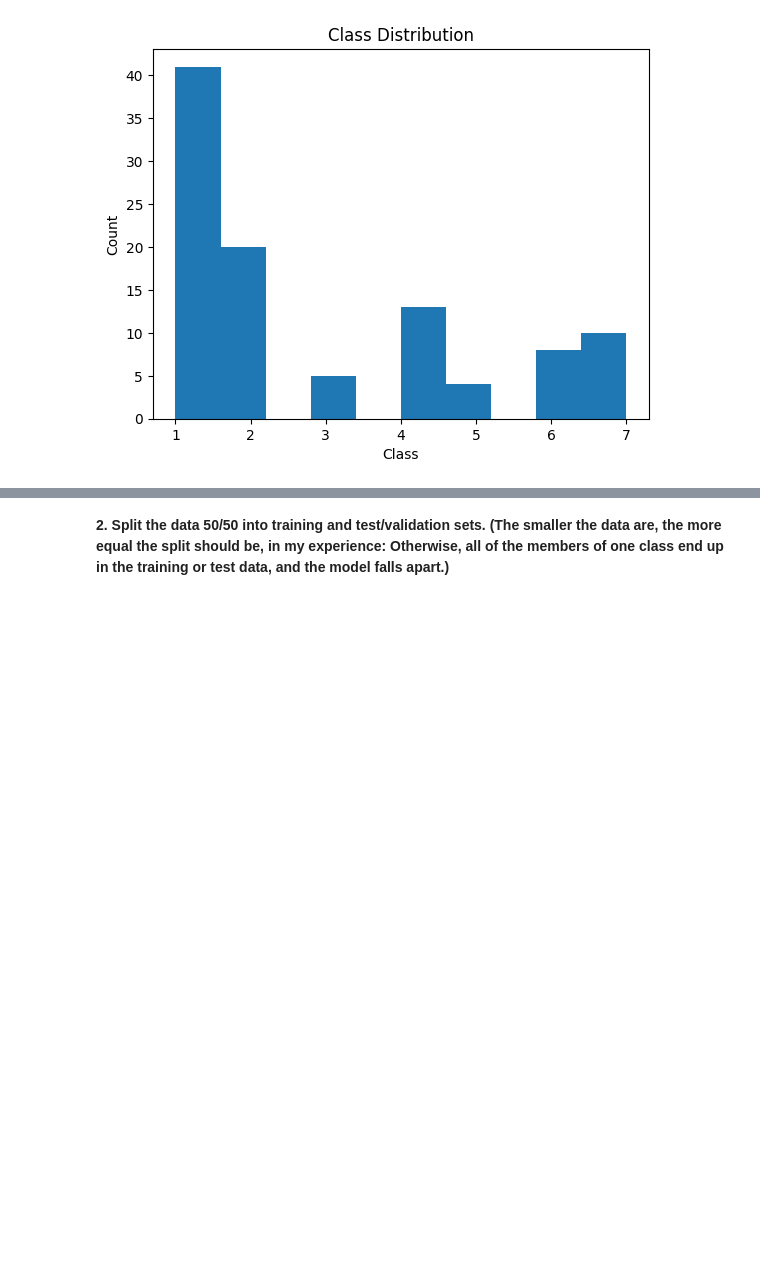
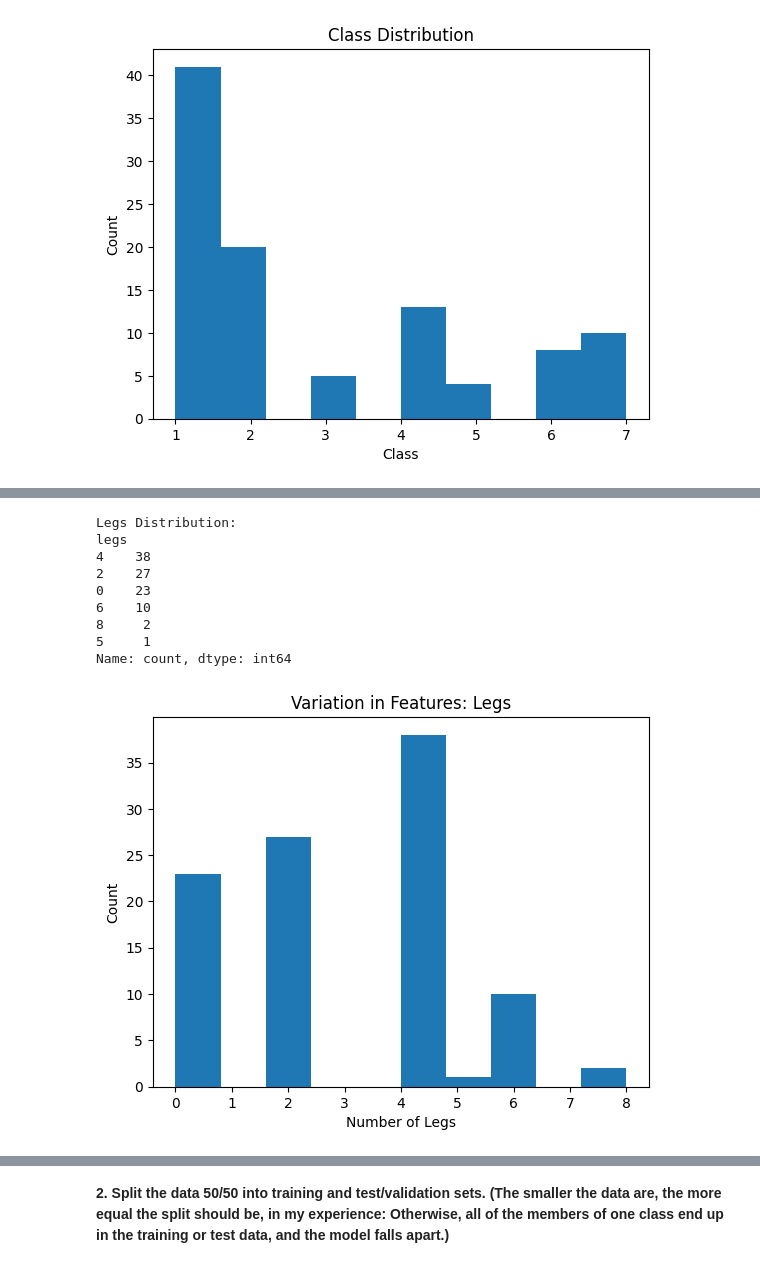
Before and after one commit to kweuj7fh/DS3001-K-Nearest_Neighbor, a Jupyter notebook: Assignment: K-nearest Neighbor.ipynb, the cells around one changed output, grey strips where cells are left out. Cells and saved outputs as stored; diff of their text form; code cells hidden in the pictures; blank space fills up the shorter version.

```diff
--- a/Assignment: K-nearest Neighbor.ipynb
+++ b/Assignment: K-nearest Neighbor.ipynb
@@ -345,0 +352,23 @@ dtype: int64
+# %%
+# variation in legs
+
+legs_distribution = animals['legs'].value_counts() # number of animals with each leg count
+print("\nLegs Distribution:")
+print(legs_distribution)
+
+animals['legs'].hist(grid=False) # histogram
+plt.title('Variation in Features: Legs')
+plt.xlabel('Number of Legs')
+plt.ylabel('Count')
+plt.show()
+# %% [output]
+Legs Distribution:
+legs
+4    38
+2    27
+0    23
+6    10
+8     2
+5     1
+Name: count, dtype: int64
+[figure, added]
```
Also changed, not shown: parts of 16 cells of this notebook.
